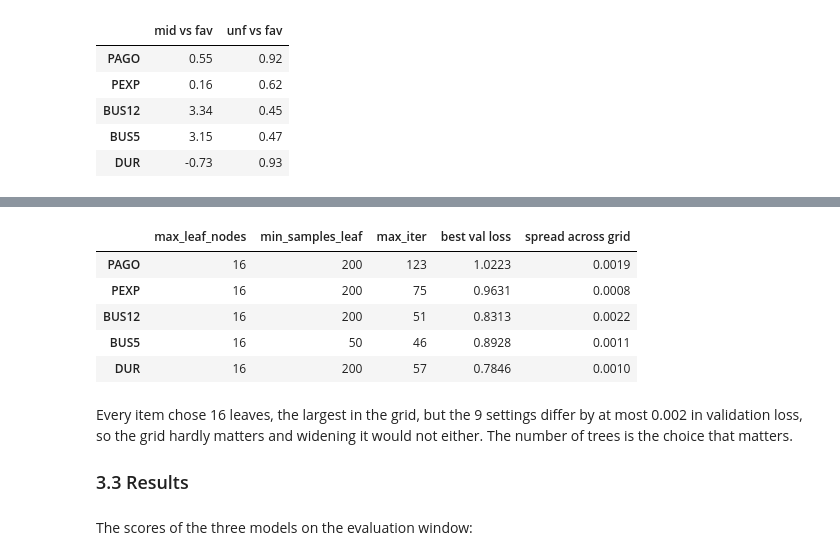
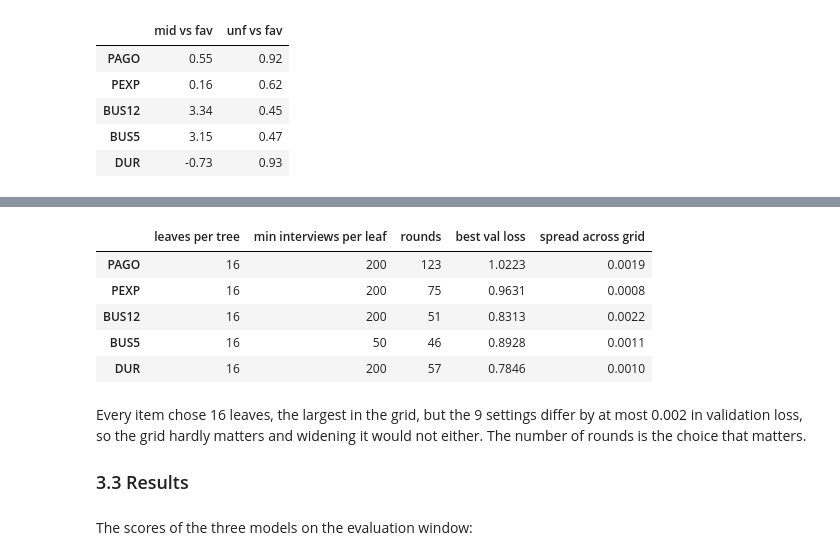
Before and after one commit to jerrydzj/state-dependent-twins, a Jupyter notebook: notebooks/03_mvp_first_run.ipynb, the cells around one changed output, grey strips where cells are left out. Saved outputs shown, nothing was run; the diff lists cells and outputs as text; code cells hidden in the pictures.

```diff
--- a/notebooks/03_mvp_first_run.ipynb
+++ b/notebooks/03_mvp_first_run.ipynb
@@ -358,9 +376,11 @@ The chosen settings and the spread of validation loss across the grid:
 # %%
 pd.DataFrame({item: {**s['chosen'], 'best val loss': min(g['val_log_loss'] for g in s['grid']),
                      'spread across grid': max(g['val_log_loss'] for g in s['grid']) - min(g['val_log_loss'] for g in s['grid'])}
-              for item, s in settings.items()}).T.style.format('{:.0f}').format('{:.4f}', subset=['best val loss', 'spread across grid'])
+              for item, s in settings.items()}).T.rename(columns={'max_iter': 'rounds', 'max_leaf_nodes': 'leaves per tree',
+                                                   'min_samples_leaf': 'min interviews per leaf'})[
+    ['leaves per tree', 'min interviews per leaf', 'rounds', 'best val loss', 'spread across grid']].style.format('{:.0f}').format('{:.4f}', subset=['best val loss', 'spread across grid'])
 # %% [output]
-|  | max_leaf_nodes | min_samples_leaf | max_iter | best val loss | spread across grid |
+|  | leaves per tree | min interviews per leaf | rounds | best val loss | spread across grid |
 | PAGO | 16 | 200 | 123 | 1.0223 | 0.0019 |
 | PEXP | 16 | 200 | 75 | 0.9631 | 0.0008 |
 | BUS12 | 16 | 200 | 51 | 0.8313 | 0.0022 |
@@ -368,7 +388,7 @@ pd.DataFrame({item: {**s['chosen'], 'best val loss': min(g['val_log_loss'] for g
 | DUR | 16 | 200 | 57 | 0.7846 | 0.0010 |
 # %% [markdown]
 Every item chose 16 leaves, the largest in the grid, but the 9 settings differ by at most 0.002 in validation loss, so
-the grid hardly matters and widening it would not either. The number of trees is the choice that matters.
+the grid hardly matters and widening it would not either. The number of rounds is the choice that matters.
 
 ### 3.3 Results
 # %% [markdown]
```
Also changed, not shown: parts of 4 cells of this notebook.
